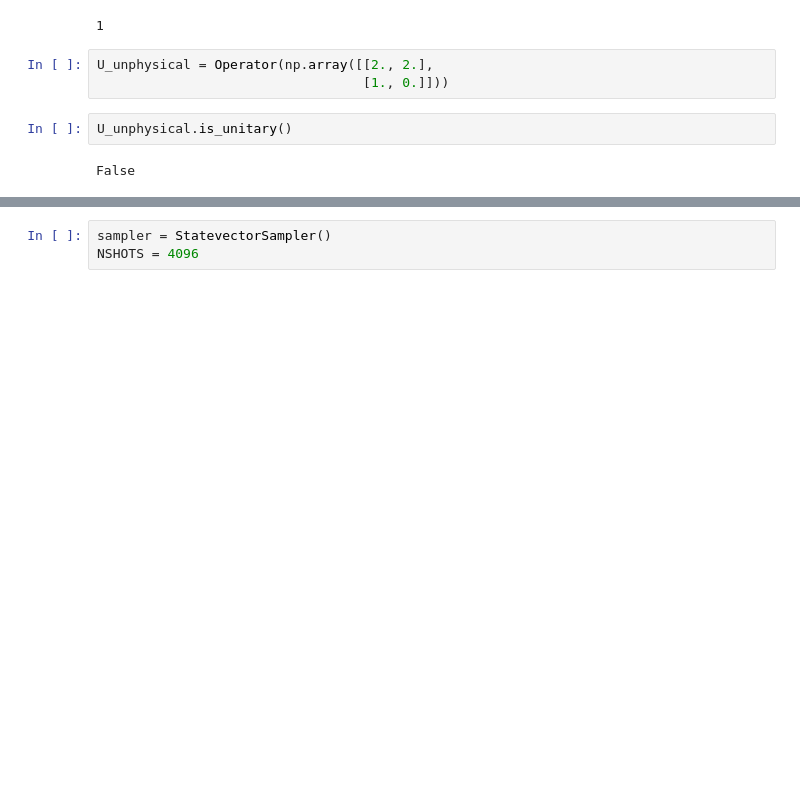
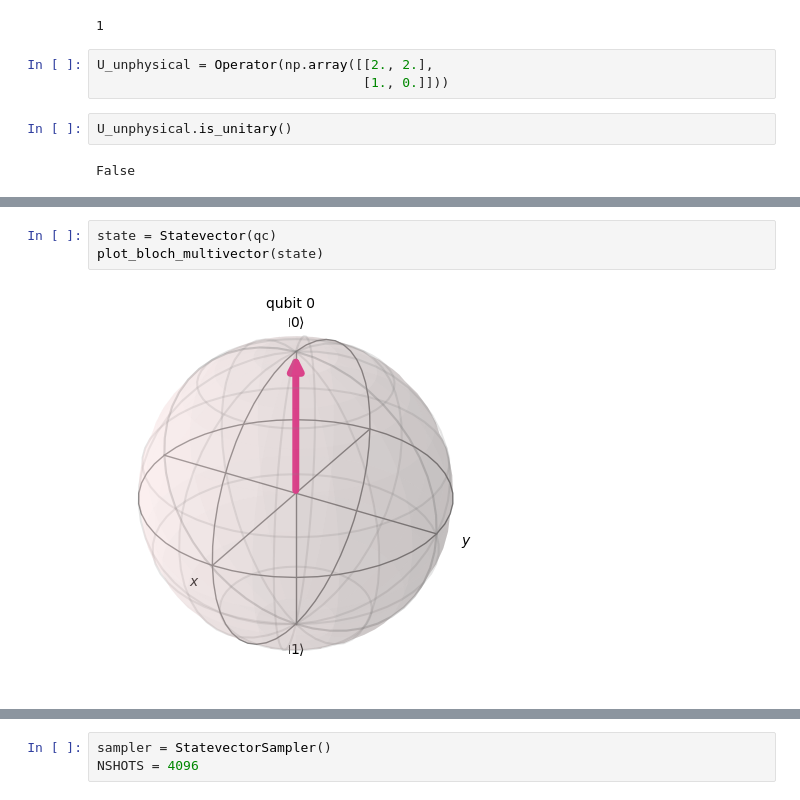
Before and after one commit to DuarteMagano/Hello-Quantum-World, a Jupyter notebook: tutorial_master.ipynb, the cells around one changed output, grey strips where cells are left out. Cells and saved outputs as stored; diff of their text form; blank space fills up the shorter version.

Commit message:
Statevector simulator and sampler primitives

```diff
--- a/tutorial_master.ipynb
+++ b/tutorial_master.ipynb
@@ -124 +116,6 @@ creg = ClassicalRegister(1, 'c')
+# %%
+state = Statevector(qc)
+plot_bloch_multivector(state)
+# %% [output]
+[figure, added]
 # %%
```
Also changed, not shown: parts of 40 cells of this notebook.
